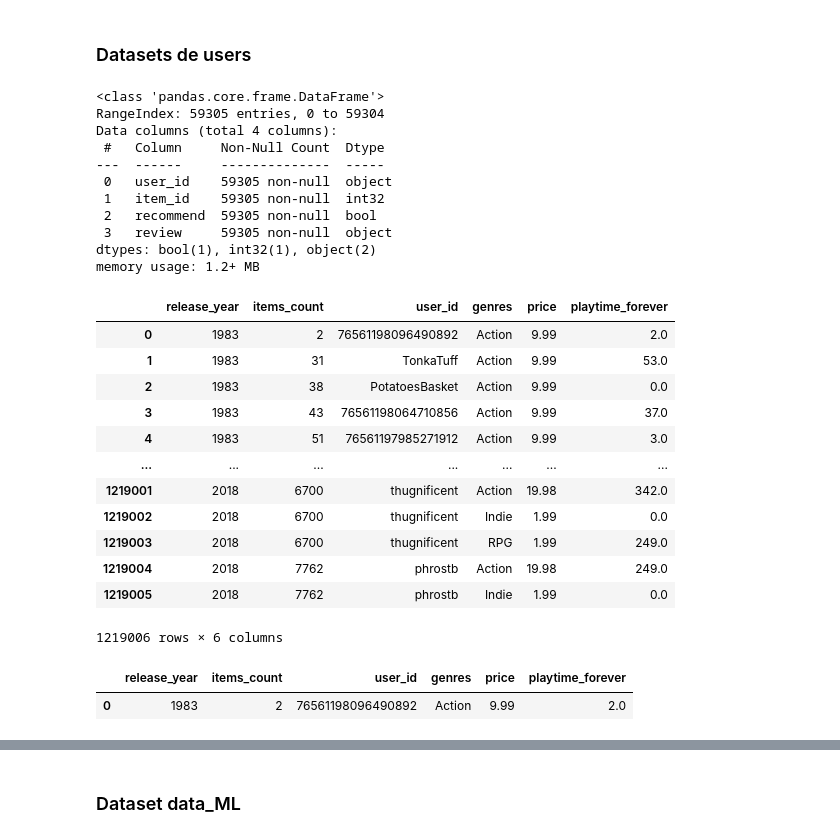
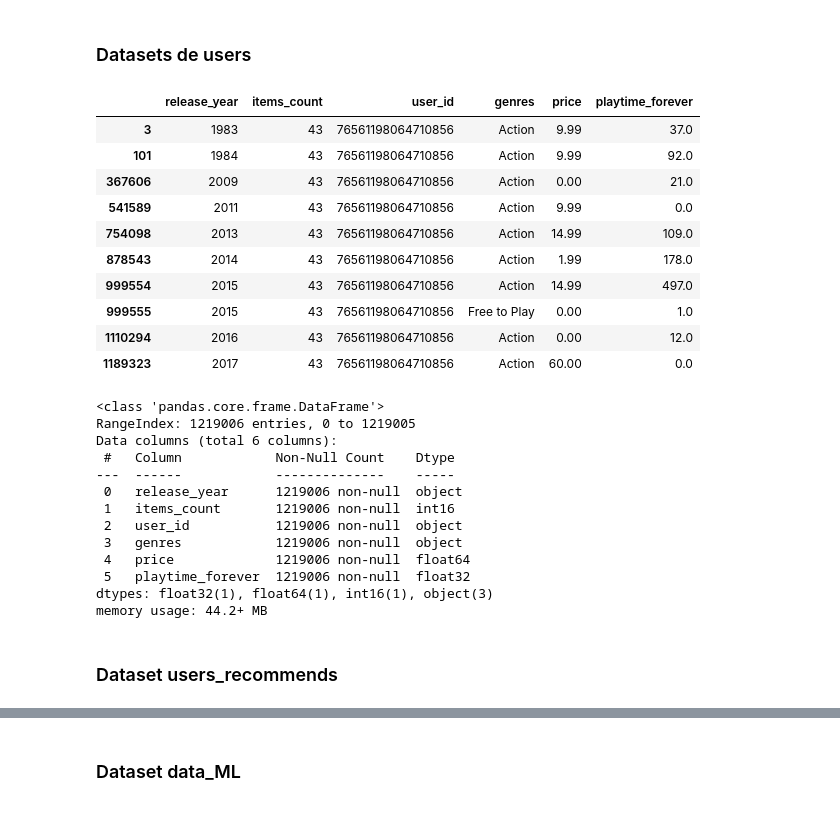
Before and after one commit to Juancito2085/PI1_ML_OPS, a Jupyter notebook: ETL_2.ipynb, the cells around one changed output, grey strips where cells are left out. Saved outputs shown, nothing was run; the diff lists cells and outputs as text; code cells hidden in the pictures.

```diff
--- a/ETL_2.ipynb
+++ b/ETL_2.ipynb
@@ -167,45 +167,42 @@ df_users=pd.read_parquet(r'Datasets/users_items_clean.parquet')
 df_reviews=pd.read_parquet(r'Datasets/user_reviews_clean.parquet')
 # %%
 df_users['user_id']=df_users['user_id'].astype('str')
-# %%
-df_reviews.info()
-# %% [output]
-<class 'pandas.core.frame.DataFrame'>
-RangeIndex: 59305 entries, 0 to 59304
-Data columns (total 4 columns):
- #   Column     Non-Null Count  Dtype
----  ------     --------------  -----
- 0   user_id    59305 non-null  object
- 1   item_id    59305 non-null  int32
- 2   recommend  59305 non-null  bool
- 3   review     59305 non-null  object
-dtypes: bool(1), int32(1), object(2)
-memory usage: 1.2+ MB
 # %%
 df1=pd.merge(df_games,df_users,left_on='id',right_on='item_id',how= 'inner')
 df1.drop(columns=['id','developer','app_name','tags'],inplace=True)
 df1.drop(columns=['item_id'],inplace=True)
-df1['genres'] = df1['genres'].apply(lambda x: x[0] if len(x) > 0 else '')
+df1['genres'] = df1['genres'].apply(lambda x: x[0] if len(x) > 0 else None)
 # %%
 df_grouped = df1.groupby(['release_year', 'items_count', 'user_id','genres']).sum().reset_index()
+# %%
+df_grouped['user_id']=df_grouped['user_id'].astype('str')
+# %%
+df_grouped[df_grouped['user_id']=='76561198064710856']
+# %% [output]
+|  | release_year | items_count | user_id | genres | price | playtime_forever |
+| 3 | 1983 | 43 | 76561198064710856 | Action | 9.99 | 37.0 |
+| 101 | 1984 | 43 | 76561198064710856 | Action | 9.99 | 92.0 |
+| 367606 | 2009 | 43 | 76561198064710856 | Action | 0.00 | 21.0 |
+| 541589 | 2011 | 43 | 76561198064710856 | Action | 9.99 | 0.0 |
+| 754098 | 2013 | 43 | 76561198064710856 | Action | 14.99 | 109.0 |
+| 878543 | 2014 | 43 | 76561198064710856 | Action | 1.99 | 178.0 |
+| 999554 | 2015 | 43 | 76561198064710856 | Action | 14.99 | 497.0 |
+| 999555 | 2015 | 43 | 76561198064710856 | Free to Play | 0.00 | 1.0 |
+| 1110294 | 2016 | 43 | 76561198064710856 | Action | 0.00 | 12.0 |
+| 1189323 | 2017 | 43 | 76561198064710856 | Action | 60.00 | 0.0 |
 # %%
-df_grouped
+df_grouped[.info()]
 # %% [output]
-|  | release_year | items_count | user_id | genres | price | playtime_forever |
-| 0 | 1983 | 2 | 76561198096490892 | Action | 9.99 | 2.0 |
-| 1 | 1983 | 31 | TonkaTuff | Action | 9.99 | 53.0 |
-| 2 | 1983 | 38 | PotatoesBasket | Action | 9.99 | 0.0 |
-| 3 | 1983 | 43 | 76561198064710856 | Action | 9.99 | 37.0 |
-| 4 | 1983 | 51 | 76561197985271912 | Action | 9.99 | 3.0 |
-| ... | ... | ... | ... | ... | ... | ... |
-| 1219001 | 2018 | 6700 | thugnificent | Action | 19.98 | 342.0 |
-| 1219002 | 2018 | 6700 | thugnificent | Indie | 1.99 | 0.0 |
-| 1219003 | 2018 | 6700 | thugnificent | RPG | 1.99 | 249.0 |
-| 1219004 | 2018 | 7762 | phrostb | Action | 19.98 | 249.0 |
-| 1219005 | 2018 | 7762 | phrostb | Indie | 1.99 | 0.0 |
-1219006 rows × 6 columns
+<class 'pandas.core.frame.DataFrame'>
+RangeIndex: 1219006 entries, 0 to 1219005
+Data columns (total 6 columns):
+ #   Column            Non-Null Count    Dtype
+---  ------            --------------    -----
+ 0   release_year      1219006 non-null  object
+ 1   items_count       1219006 non-null  int16
+ 2   user_id           1219006 non-null  object
+ 3   genres            1219006 non-null  object
+ 4   price             1219006 non-null  float64
+ 5   playtime_forever  1219006 non-null  float32
+dtypes: float32(1), float64(1), int16(1), object(3)
+memory usage: 44.2+ MB
-# %%
-df_grouped[df_grouped['user_id']=="76561198096490892"]
-# %% [output]
-|  | release_year | items_count | user_id | genres | price | playtime_forever |
-| 0 | 1983 | 2 | 76561198096490892 | Action | 9.99 | 2.0 |
@@ -212,3 +211,5 @@ df_grouped[df_grouped['user_id']=="76561198096490892"]
+# %% [markdown]
+### Dataset users_recommends
 # %%
 df2=df_reviews.copy()
 df2=df2.drop(columns=(['review','item_id']),axis=1)
```
Also changed, not shown: parts of 15 cells of this notebook, 2 other files.
